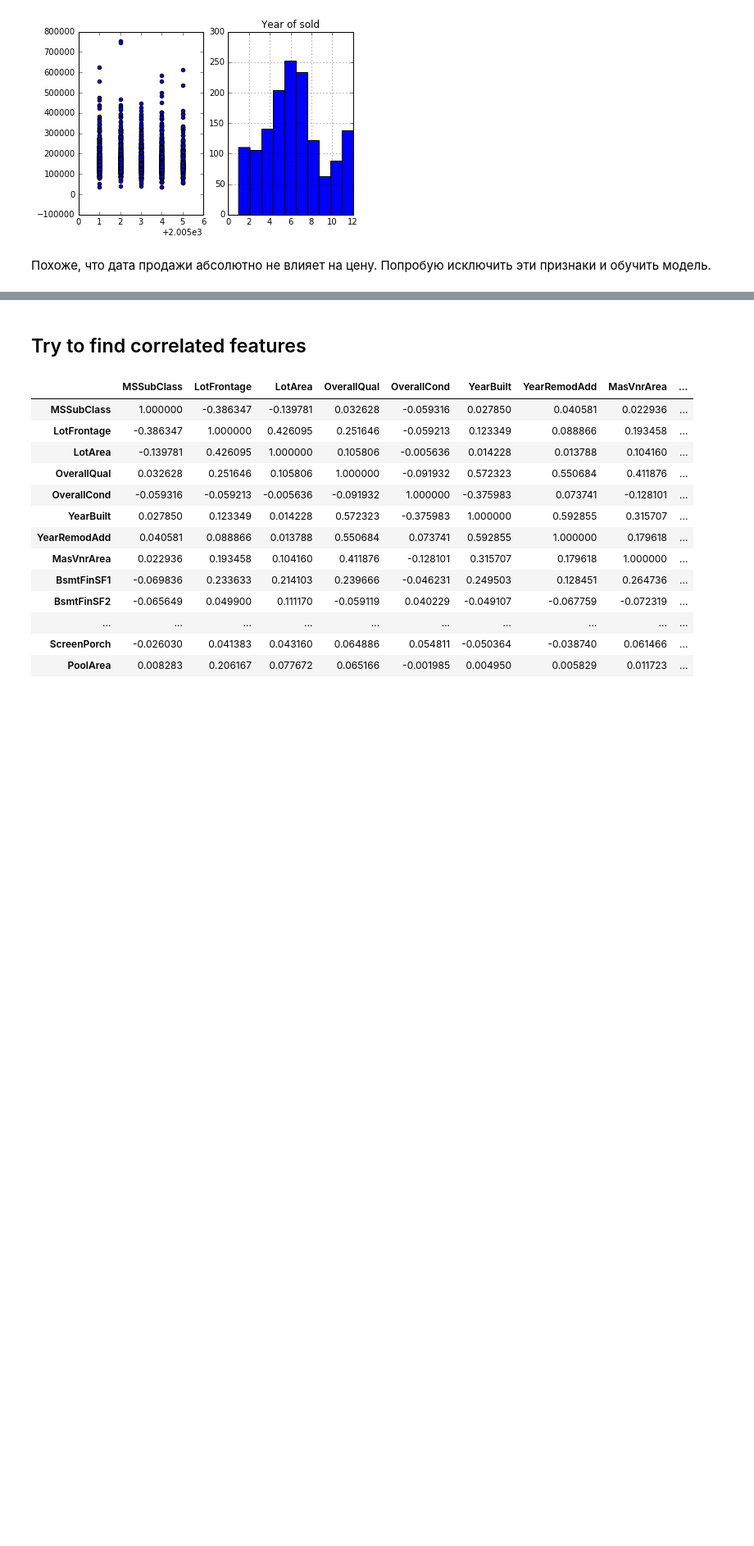
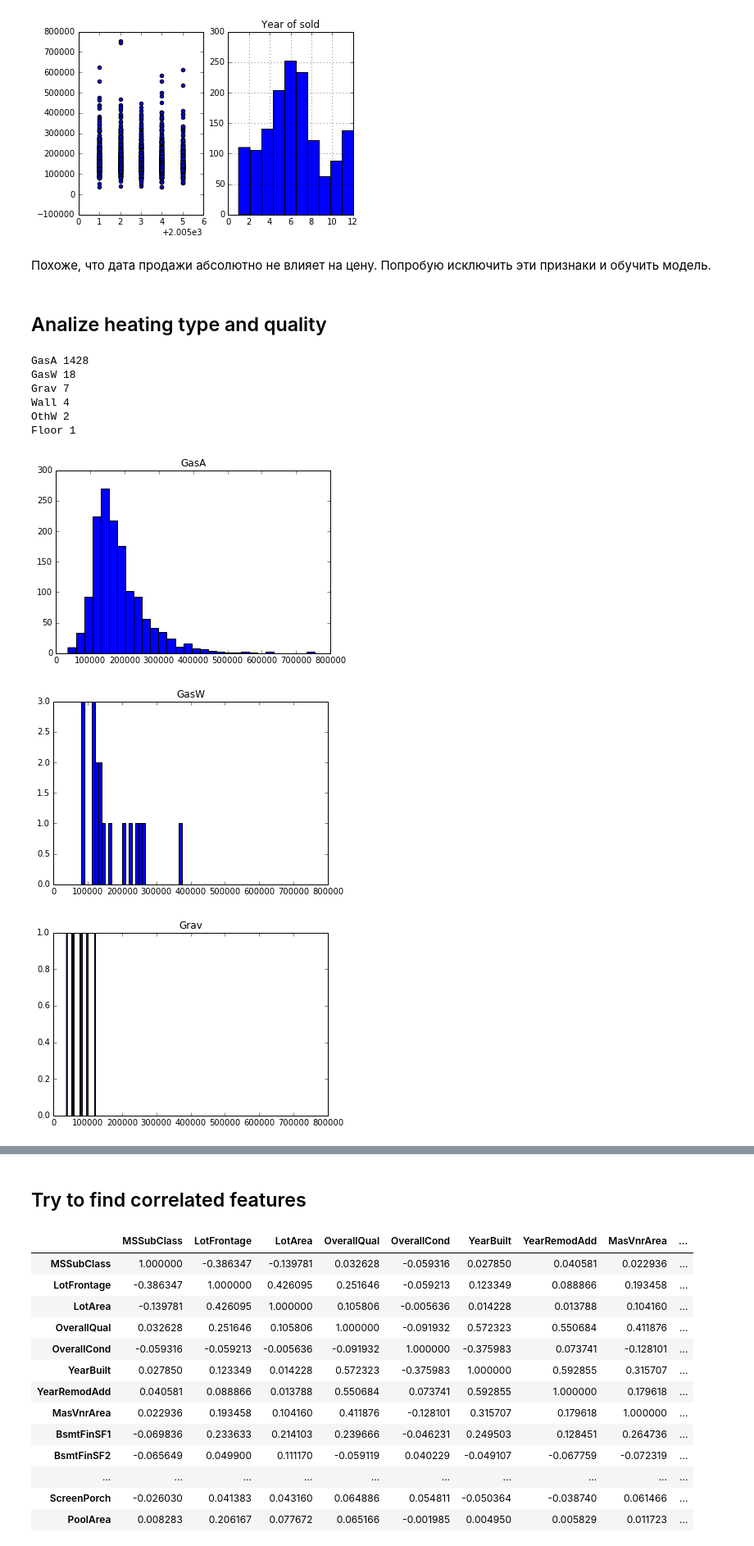
Before and after one commit to PhySci/ML_house_selling, a Jupyter notebook: Regression.ipynb, the cells around one changed output, grey strips where cells are left out. Shown at 82% size. Drawn from its saved outputs; the diff is of its cells as text; code cells hidden in the pictures; blank space fills up the shorter version.

```diff
--- a/Regression.ipynb
+++ b/Regression.ipynb
@@ -235,3 +291,30 @@ plt.title('Year of sold');
 [figure]
 # %% [markdown]
 Похоже, что дата продажи абсолютно не влияет на цену. Попробую исключить эти признаки и обучить модель.
+# %% [markdown]
+## Analize heating type and quality
+# %%
+# Heating: Type of heating
+# HeatingQC: Heating quality and condition
+
+
+heatTypes = features['Heating'].unique();
+for heatType in heatTypes:
+    plt.figure()
+    slHT = price[features['Heating'].isin([heatType])];
+    plt.hist(slHT,bins = 30)
+    plt.title(heatType)
+    plt.xlim([0, 800000])
+    print heatType, slHT.count()
+
+#plt.scatter(num_features3['YrSold'],price);
+# %% [output]
+GasA 1428
+GasW 18
+Grav 7
+Wall 4
+OthW 2
+Floor 1
+[figure, added]
+[figure, added]
+[figure, added]
```
Also changed, not shown: parts of 21 cells of this notebook, 1 other file.
